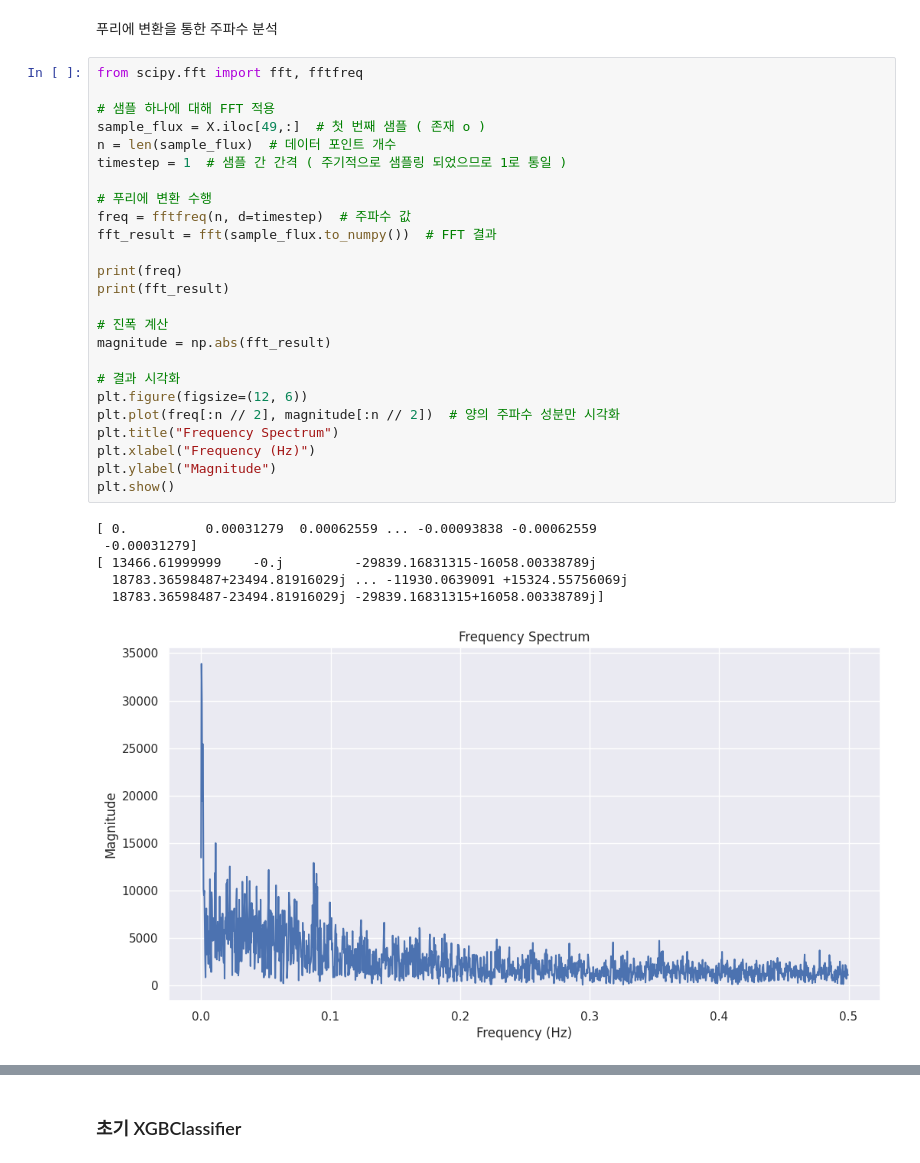
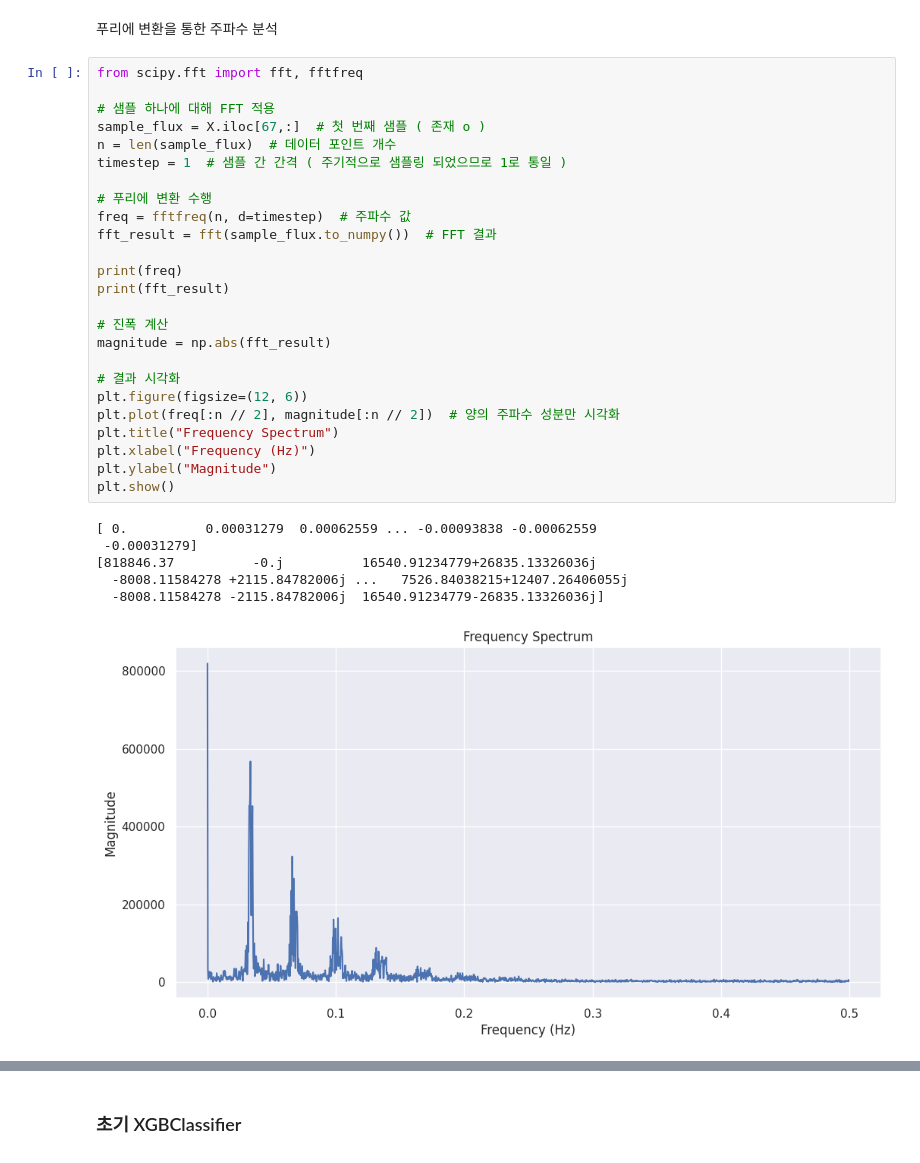
Before and after one commit to flowersayo/-CS-, a Jupyter notebook: Chapter07/Discovering_Exoplanets.ipynb, the cells around one changed output, grey strips where cells are left out. Cells and saved outputs as stored; diff of their text form.

```diff
--- a/Chapter07/Discovering_Exoplanets.ipynb
+++ b/Chapter07/Discovering_Exoplanets.ipynb
@@ -154,32 +155,32 @@ df.isnull().sum().sum()
 # %%
 from scipy.fft import fft, fftfreq
 
 # 샘플 하나에 대해 FFT 적용
-sample_flux = X.iloc[49,:]  # 첫 번째 샘플 ( 존재 o )
+sample_flux = X.iloc[67,:]  # 첫 번째 샘플 ( 존재 o )
 n = len(sample_flux)  # 데이터 포인트 개수
 timestep = 1  # 샘플 간 간격 ( 주기적으로 샘플링 되었으므로 1로 통일 )
 
 # 푸리에 변환 수행
 freq = fftfreq(n, d=timestep)  # 주파수 값
 fft_result = fft(sample_flux.to_numpy())  # FFT 결과
 
 print(freq)
 print(fft_result)
 
 # 진폭 계산
 magnitude = np.abs(fft_result)
 
 # 결과 시각화
 plt.figure(figsize=(12, 6))
 plt.plot(freq[:n // 2], magnitude[:n // 2])  # 양의 주파수 성분만 시각화
 plt.title("Frequency Spectrum")
 plt.xlabel("Frequency (Hz)")
 plt.ylabel("Magnitude")
 plt.show()
 # %% [output]
 [ 0.          0.00031279  0.00062559 ... -0.00093838 -0.00062559
  -0.00031279]
-[ 13466.61999999    -0.j         -29839.16831315-16058.00338789j
-  18783.36598487+23494.81916029j ... -11930.0639091 +15324.55756069j
-  18783.36598487-23494.81916029j -29839.16831315+16058.00338789j]
+[818846.37          -0.j          16540.91234779+26835.13326036j
+  -8008.11584278 +2115.84782006j ...   7526.84038215+12407.26406055j
+  -8008.11584278 -2115.84782006j  16540.91234779-26835.13326036j]
-[figure, old version]
+[figure, new version]
```
Also changed, not shown: parts of 39 cells of this notebook.
